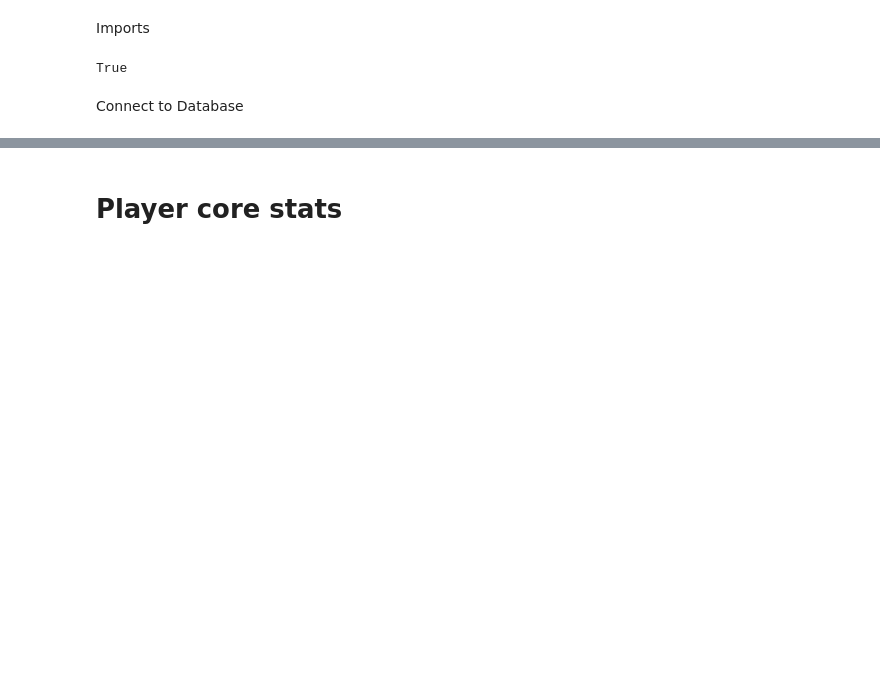
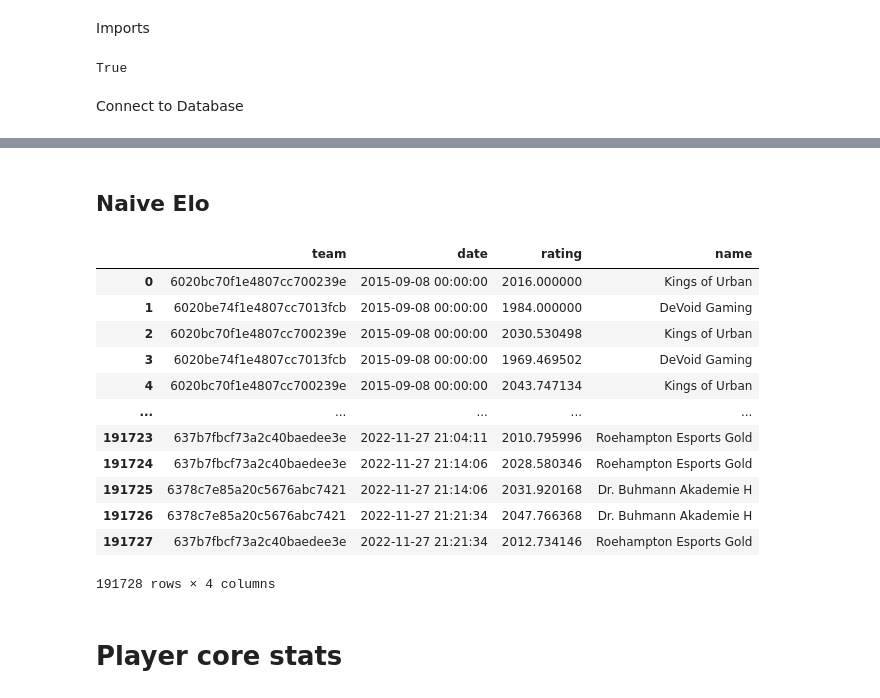
Before and after one commit to tlahuib/rlcs_team_creator, a Jupyter notebook: data_exploration/exploration.ipynb, the cells around one changed output, grey strips where cells are left out. Cells and saved outputs as stored; diff of their text form; code cells hidden in the pictures; blank space fills up the shorter version.

Commit message:
Implemented naive elo ratings

```diff
--- a/data_exploration/exploration.ipynb
+++ b/data_exploration/exploration.ipynb
@@ -19,0 +24,6 @@ cnx = db.create_engine(f"postgresql://{getenv('USER')}:{getenv('PASS')}@{getenv(
+# %%
+# Auxiliary functions
+def expected_score(rating_a, rating_b):
+    expected_a = 1 / (1 + 10 ** ((rating_b - rating_a) / 400))
+    expected_b = 1 / (1 + 10 ** ((rating_a - rating_b) / 400))
+    return expected_a, expected_b
@@ -19,0 +51,6 @@ cnx = db.create_engine(f"postgresql://{getenv('USER')}:{getenv('PASS')}@{getenv(
+# %%
+# Extract team names
+sql = 'select id, name from rocket_league.teams'
+
+teams = pd.read_sql(sql, cnx)
+teams
@@ -19,0 +71,62 @@ cnx = db.create_engine(f"postgresql://{getenv('USER')}:{getenv('PASS')}@{getenv(
+# %% [markdown]
+## Naive Elo
+# %%
+current_ratings = {}
+ratings_history = []
+
+for i in range(len(df)):
+    game = df.iloc[i,:]
+
+    # Initialize entry if not exists
+    if game['winner_team_id'] not in set(current_ratings.keys()):
+        current_ratings[game['winner_team_id']] = {
+            'date': game['date'],
+            'rating': 2000,
+        }
+
+    if game['loser_team_id'] not in set(current_ratings.keys()):
+        current_ratings[game['loser_team_id']] = {
+            'date': game['date'],
+            'rating': 2000,
+        }
+
+    # Update ratings
+    k = 32
+
+    rating_winner = current_ratings[game['winner_team_id']]['rating']
+    rating_loser = current_ratings[game['loser_team_id']]['rating']
+
+    expected_winner, expected_loser = expected_score(rating_winner, rating_loser)
+
+    current_ratings[game['winner_team_id']]['rating'] = rating_winner + k * (1 - expected_winner)
+    current_ratings[game['loser_team_id']]['rating'] = rating_loser + k * (0 - expected_loser)
+
+    ratings_history.append({
+        'team': game['winner_team_id'],
+        'date': game['date'],
+        'rating': current_ratings[game['winner_team_id']]['rating']
+    })
+    ratings_history.append({
+        'team': game['loser_team_id'],
+        'date': game['date'],
+        'rating': current_ratings[game['loser_team_id']]['rating']
+    })
+
+ratings_history = pd.DataFrame(ratings_history)
+ratings_history = ratings_history.merge(teams, left_on='team', right_on='id', how='left')
+ratings_history.drop(columns=['id'], inplace=True)
+ratings_history
+# %% [output]
+|  | team | date | rating | name |
+| 0 | 6020bc70f1e4807cc700239e | 2015-09-08 00:00:00 | 2016.000000 | Kings of Urban |
+| 1 | 6020be74f1e4807cc7013fcb | 2015-09-08 00:00:00 | 1984.000000 | DeVoid Gaming |
+| 2 | 6020bc70f1e4807cc700239e | 2015-09-08 00:00:00 | 2030.530498 | Kings of Urban |
+| 3 | 6020be74f1e4807cc7013fcb | 2015-09-08 00:00:00 | 1969.469502 | DeVoid Gaming |
+| 4 | 6020bc70f1e4807cc700239e | 2015-09-08 00:00:00 | 2043.747134 | Kings of Urban |
+| ... | ... | ... | ... | ... |
+| 191723 | 637b7fbcf73a2c40baedee3e | 2022-11-27 21:04:11 | 2010.795996 | Roehampton Esports Gold |
+| 191724 | 637b7fbcf73a2c40baedee3e | 2022-11-27 21:14:06 | 2028.580346 | Roehampton Esports Gold |
+| 191725 | 6378c7e85a20c5676abc7421 | 2022-11-27 21:14:06 | 2031.920168 | Dr. Buhmann Akademie H |
+| 191726 | 6378c7e85a20c5676abc7421 | 2022-11-27 21:21:34 | 2047.766368 | Dr. Buhmann Akademie H |
+| 191727 | 637b7fbcf73a2c40baedee3e | 2022-11-27 21:21:34 | 2012.734146 | Roehampton Esports Gold |
+191728 rows × 4 columns
```
Also changed, not shown: parts of 6 cells of this notebook, 1 other file.
